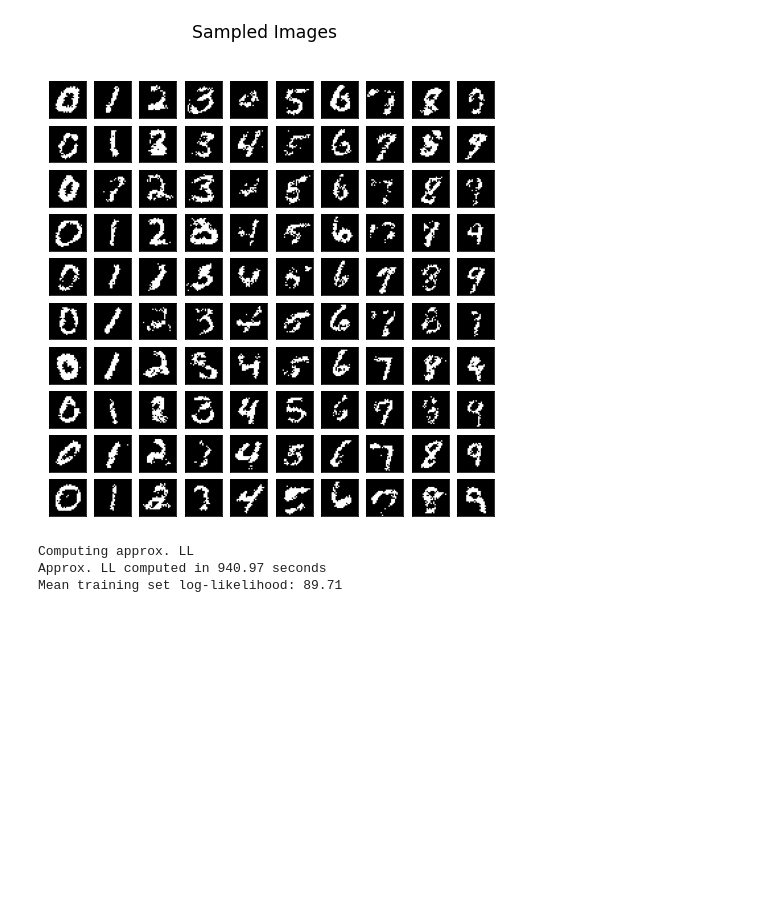
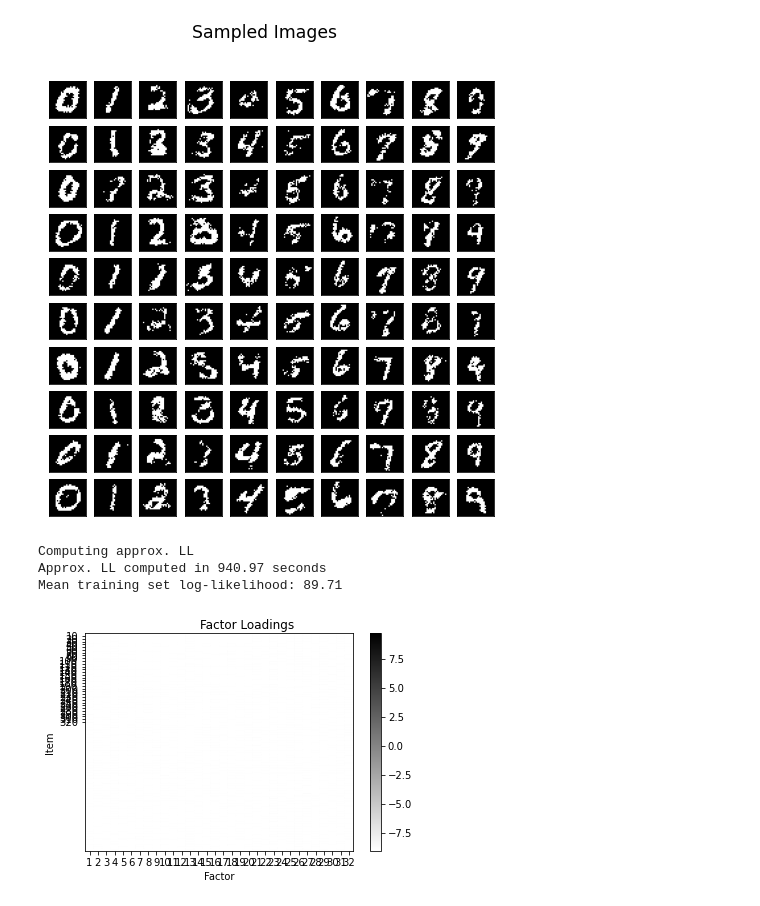
Before and after one commit to cjurban/deepirtools, a Jupyter notebook: examples/mnist_tutorial.ipynb, the cells around one changed output. Saved outputs shown, nothing was run; the diff lists cells and outputs as text; code cells hidden in the pictures; blank space fills up the shorter version.

```diff
--- a/examples/mnist_tutorial.ipynb
+++ b/examples/mnist_tutorial.ipynb
@@ -171,3 +178,11 @@ print("Mean training set log-likelihood: {:.2f}".format(-ll / test_size))
 Computing approx. LL
 Approx. LL computed in 940.97 seconds
 Mean training set log-likelihood: 89.71
+# %%
+from factor_analyzer import Rotator
+
+rotator = Rotator(method = "geomin_obl")
+rot_loadings = torch.from_numpy(rotator.fit_transform(model.loadings))
+deepirtools.loadings_heatmap(rot_loadings)
+# %% [output]
+[figure, added]
```
Also changed, not shown: parts of 3 cells of this notebook, 2 other files.
